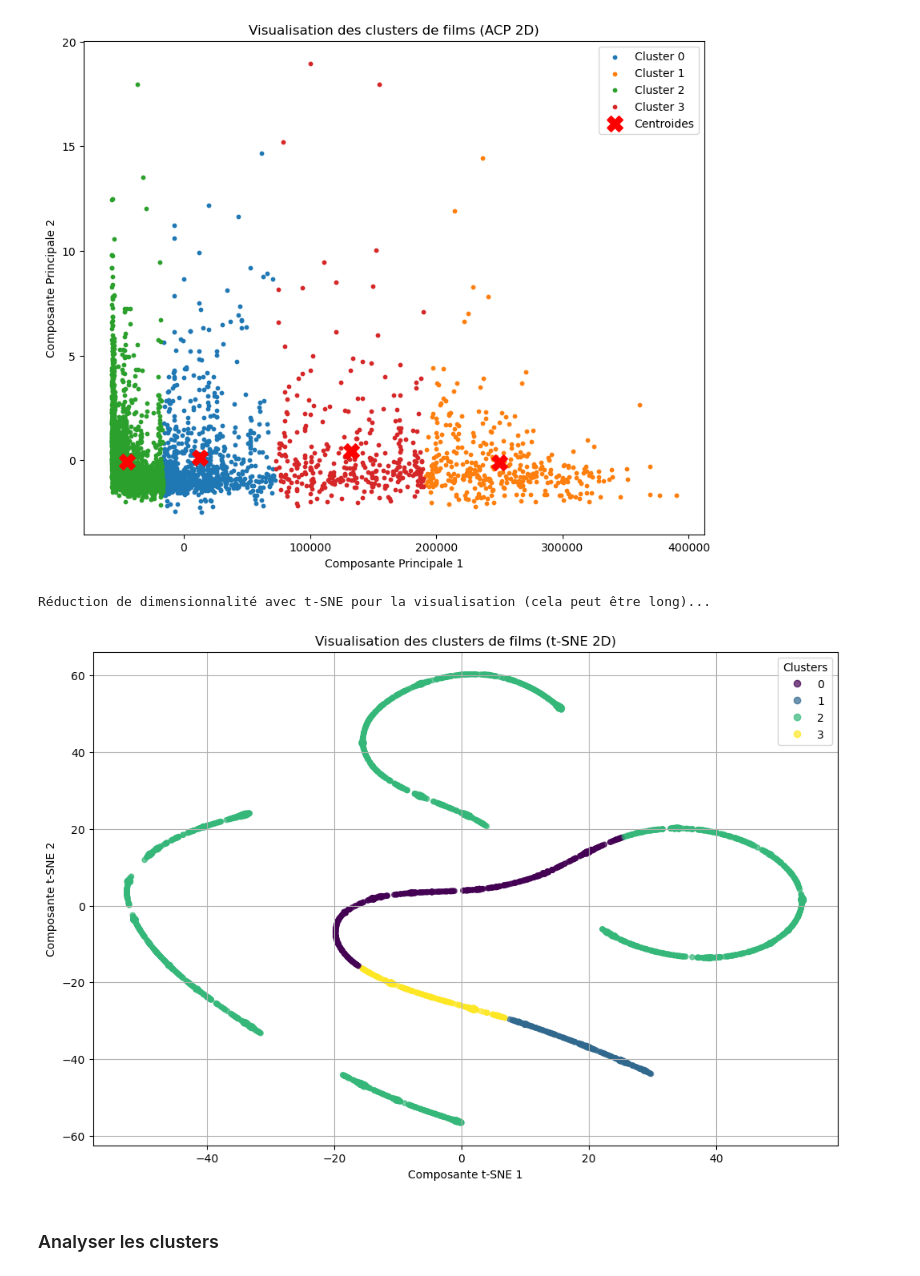
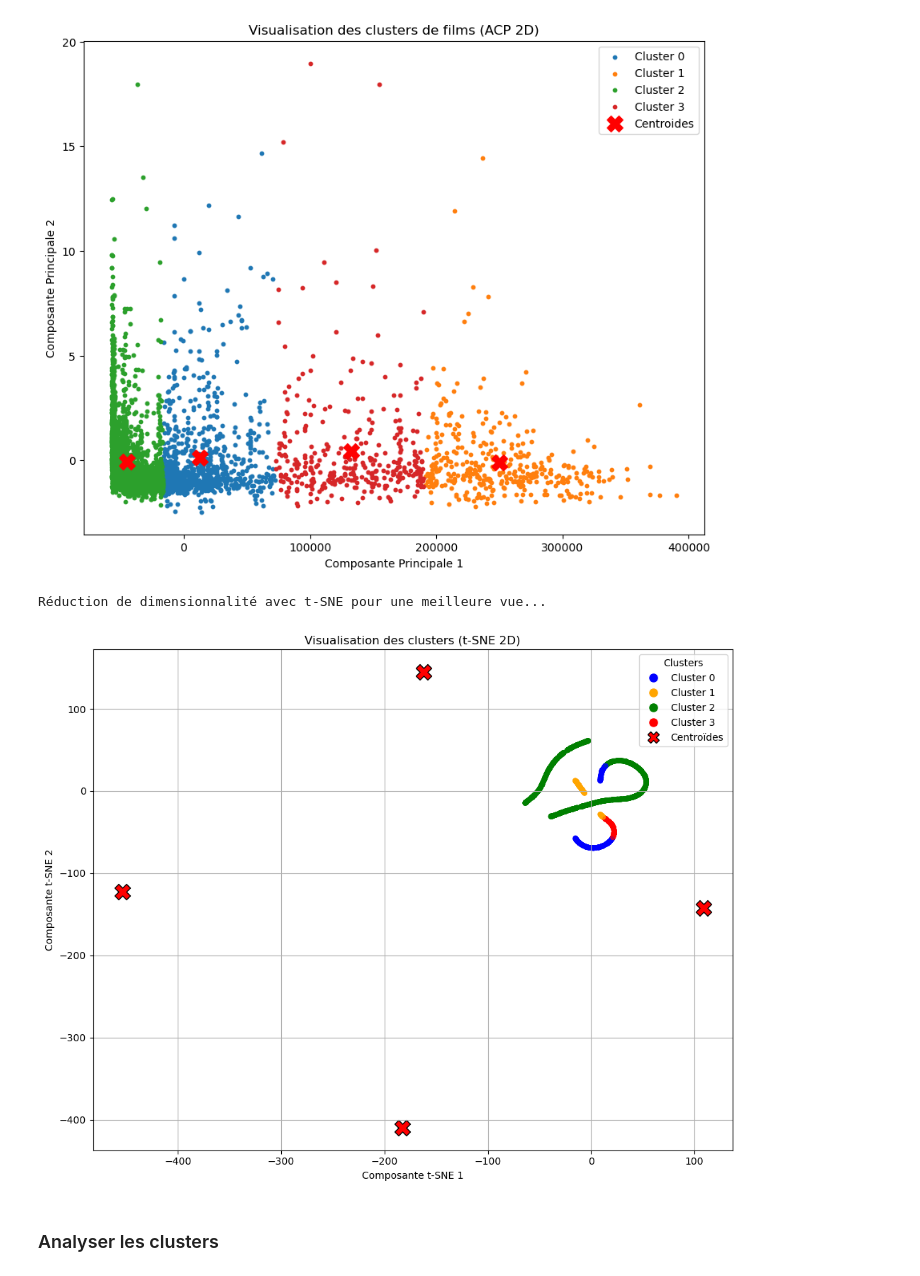
Before and after one commit to fickou/FilmClusterTMDB, a Jupyter notebook: notebooks/modelisationEntrainement.ipynb, the cells around one changed output. Cells and saved outputs as stored; diff of their text form; code cells hidden in the pictures.

```diff
--- a/notebooks/modelisationEntrainement.ipynb
+++ b/notebooks/modelisationEntrainement.ipynb
@@ -131,30 +190,70 @@ else:
 # %% [output]
 [figure]
 # %%
-# Visualisation avec t-SNE pour évaluer la séparation des clusters
-from sklearn.manifold import TSNE
 
-print("\nRéduction de dimensionnalité avec t-SNE pour la visualisation (cela peut être long)...")
-# Utiliser un sous-ensemble pour une exécution plus rapide et une meilleure visualisation dans Colab
+# visualistion par t-SNE
+
+print("\nRéduction de dimensionnalité avec t-SNE pour une meilleure vue...")
+
+# Création d'un sous-échantillon pour accélérer le calcul, car t-SNE est coûteux en calcul
 sample_size = min(2500, len(donnees_fusionnees_chargees))
 indices = np.random.choice(donnees_fusionnees_chargees.shape[0], sample_size, replace=False)
 donnees_sample = donnees_fusionnees_chargees[indices]
 labels_sample = df['cluster_label'].iloc[indices]
 
-tsne = TSNE(n_components=2, random_state=42, perplexity=40, n_iter=1000)
+# Initialisation et application de l'algorithme t-SNE
+tsne = TSNE(n_components=2, random_state=42, perplexity=40, n_iter=2000) # Augmentation de n_iter pour une meilleure convergence
 donnees_tsne = tsne.fit_transform(donnees_sample)
 
-plt.figure(figsize=(12, 8))
-scatter = plt.scatter(donnees_tsne[:, 0], donnees_tsne[:, 1], c=labels_sample, cmap='viridis', s=20, alpha=0.7)
-plt.title("Visualisation des clusters de films (t-SNE 2D)")
+# Création du graphique
+plt.figure(figsize=(10, 8))
+
+# mm coloration que dans ACP
+cluster_colors = {0: 'blue', 1: 'orange', 2: 'green', 3: 'red' }
+colors = [cluster_colors[label] for label in labels_sample]
+
+# Affichage des points de données projetés par t-SNE
+scatter_tsne = plt.scatter(donnees_tsne[:, 0], donnees_tsne[:, 1], c=colors, s=20, alpha=0.7)
+plt.title("Visualisation des clusters (t-SNE 2D)")
 plt.xlabel("Composante t-SNE 1")
 plt.ylabel("Composante t-SNE 2")
-plt.legend(handles=scatter.legend_elements()[0], labels=range(nombre_clusters), title="Clusters")
+
+# gestionnaires de légende
+handles = [plt.Line2D([0], [0], marker='o', color='w', label=f'Cluster {cluster_id}',
+                      markerfacecolor=cluster_colors[cluster_id], markersize=10)
+           for cluster_id in sorted(cluster_colors.keys())]
+
+#les centroïdes au graphique t-SNE
+if 'cluster_label' in df.columns:
+    # Récupérer les centroïdes depuis le modèle
+    cluster_centers = kmeans_model.cluster_centers_
+
+    #  'perplexity' doit être inférieur au nombre d'échantillons (càd  n_clusters)
+    tsne_centroids = TSNE(n_components=2, random_state=42, perplexity=min(30, nombre_clusters - 1), n_iter=1000)
+    centroids_2d = tsne_centroids.fit_transform(cluster_centers)
+
+    # Affichage des centroïdes
+    plt.scatter(
+        centroids_2d[:, 0],
+        centroids_2d[:, 1],
+        marker='X',
+        s=250,  # Augmentation de la taille pour la visibilité
+        color='red',
+        edgecolor='black', # Ajout d'un contour pour la lisibilité
+        label='Centroïdes'
+    )
+    # gestionnaire des centroïdes à la légende
+    handles.append(plt.Line2D([0], [0], marker='X', color='w', label='Centroïdes',
+                              markerfacecolor='red', markeredgecolor='black', markersize=12))
+
+# Affichage final
+plt.legend(handles=handles, title="Clusters")
 plt.grid(True)
+plt.tight_layout()
 plt.show()
 # %% [output]
-Réduction de dimensionnalité avec t-SNE pour la visualisation (cela peut être long)...
+Réduction de dimensionnalité avec t-SNE pour une meilleure vue...
-[figure, old version]
+[figure, new version]
 # %% [markdown]
 ### Analyser les clusters
 # %%
```
Also changed, not shown: parts of 5 cells of this notebook.
